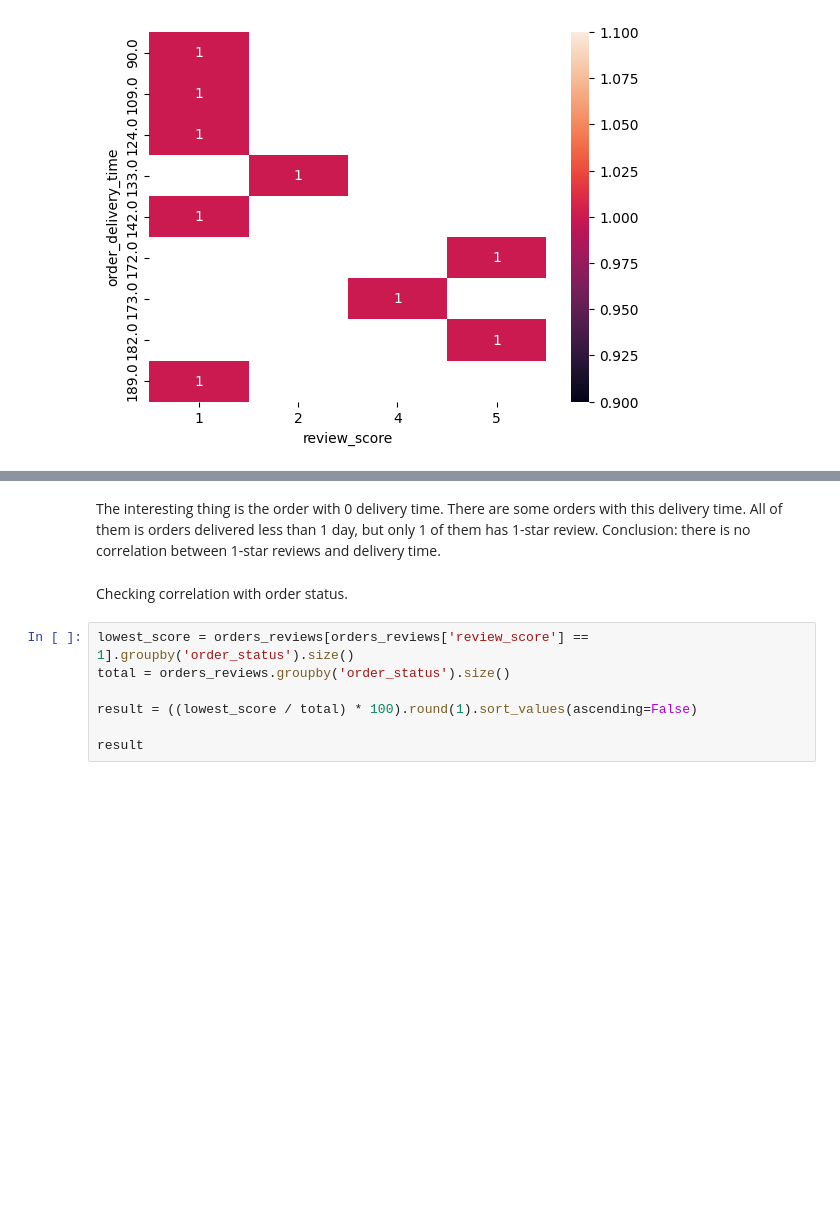
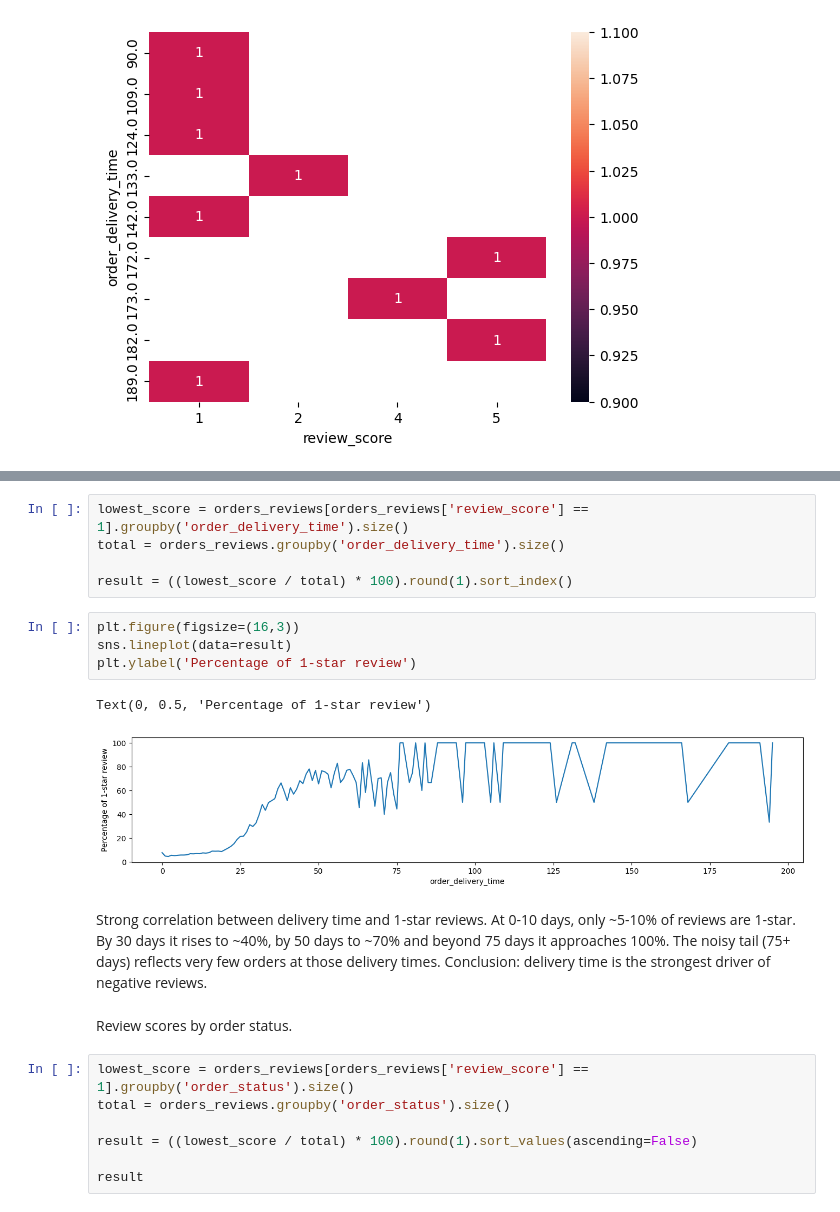
Before and after one commit to norriddx/ecommerce-orders-analysis, a Jupyter notebook: notebooks/eda.ipynb, the cells around one changed output, grey strips where cells are left out. Cells and saved outputs as stored; diff of their text form; blank space fills up the shorter version.

```diff
--- a/notebooks/eda.ipynb
+++ b/notebooks/eda.ipynb
@@ -775,7 +792,19 @@ Expected. Delivery time 5-10 days is related to the big number of orders from bi
+# %%
+lowest_score = orders_reviews[orders_reviews['review_score'] == 1].groupby('order_delivery_time').size()
+total = orders_reviews.groupby('order_delivery_time').size()
+
+result = ((lowest_score / total) * 100).round(1).sort_index()
+# %%
+plt.figure(figsize=(16,3))
+sns.lineplot(data=result)
+plt.ylabel('Percentage of 1-star review')
+# %% [output]
+Text(0, 0.5, 'Percentage of 1-star review')
+[figure, added]
 # %% [markdown]
-The interesting thing is the order with 0 delivery time. There are some orders with this delivery time. All of them is orders delivered less than 1 day, but only 1 of them has 1-star review. Conclusion: there is no correlation between 1-star reviews and delivery time.
+Strong correlation between delivery time and 1-star reviews. At 0-10 days, only ~5-10% of reviews are 1-star. By 30 days it rises to ~40%, by 50 days to ~70% and beyond 75 days it approaches 100%. The noisy tail (75+ days) reflects very few orders at those delivery times. Conclusion: delivery time is the strongest driver of negative reviews.
 # %% [markdown]
-Checking correlation with order status.
+Review scores by order status.
 # %%
 lowest_score = orders_reviews[orders_reviews['review_score'] == 1].groupby('order_status').size()
 total = orders_reviews.groupby('order_status').size()
```
Also changed, not shown: parts of 23 cells of this notebook.
